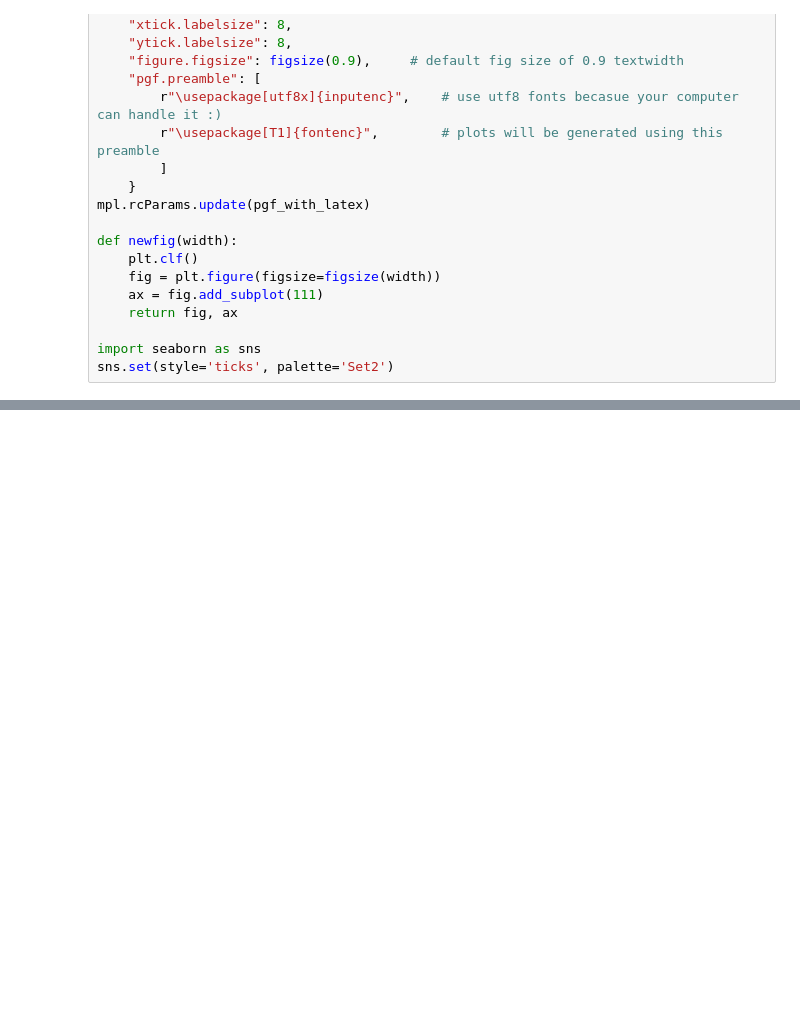
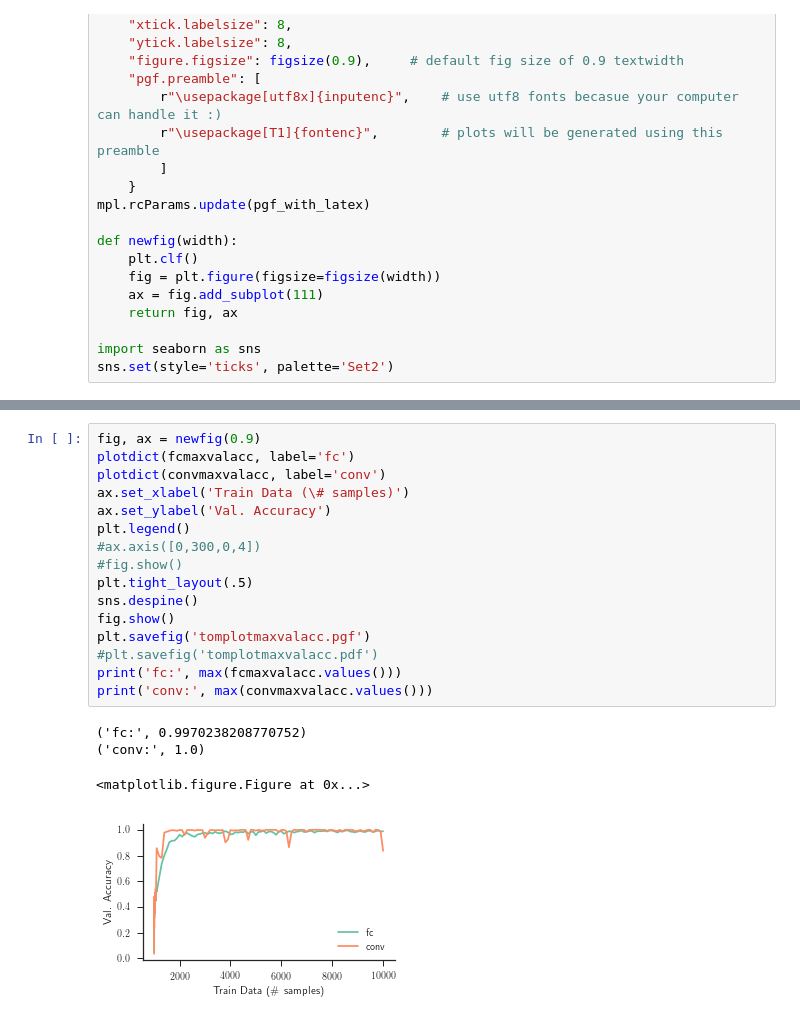
Before and after one commit to yanii/phd-thesis, a Jupyter notebook: Figs/matplotlib/tomdata.ipynb, the cells around one changed output, grey strips where cells are left out. Cells and saved outputs as stored; diff of their text form; blank space fills up the shorter version.

```diff
--- a/Figs/matplotlib/tomdata.ipynb
+++ b/Figs/matplotlib/tomdata.ipynb
@@ -114,0 +186,21 @@ plt.savefig('tomplotconv.pdf')
+# %%
+fig, ax = newfig(0.9)
+plotdict(fcmaxvalacc, label='fc')
+plotdict(convmaxvalacc, label='conv')
+ax.set_xlabel('Train Data (\# samples)')
+ax.set_ylabel('Val. Accuracy')
+plt.legend()
+#ax.axis([0,300,0,4])
+#fig.show()
+plt.tight_layout(.5)
+sns.despine()
+fig.show()
+plt.savefig('tomplotmaxvalacc.pgf')
+#plt.savefig('tomplotmaxvalacc.pdf')
+print('fc:', max(fcmaxvalacc.values()))
+print('conv:', max(convmaxvalacc.values()))
+# %% [output]
+('fc:', 0.9970238208770752)
+('conv:', 1.0)
+<matplotlib.figure.Figure at 0x...>
+[figure, added]
```
Also changed, not shown: parts of 6 cells of this notebook, 5 other files.
